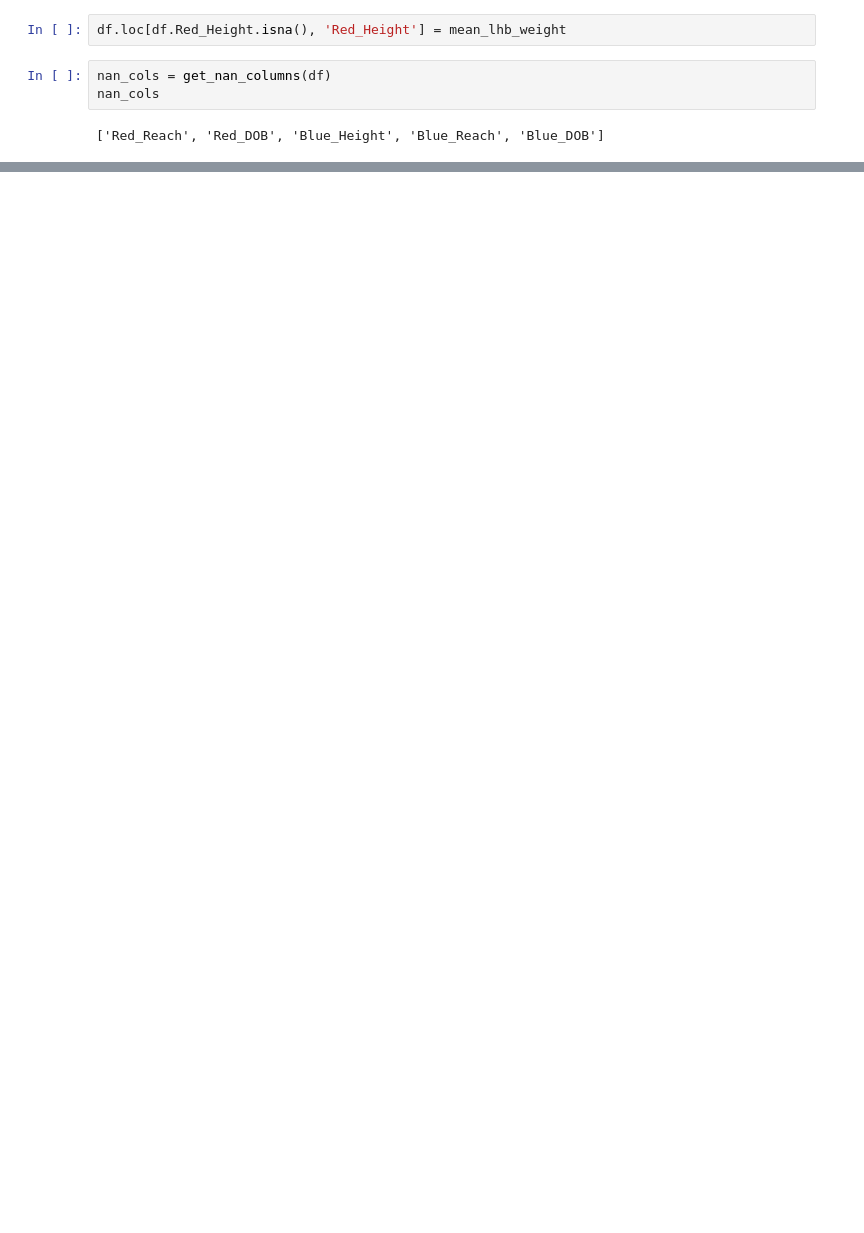
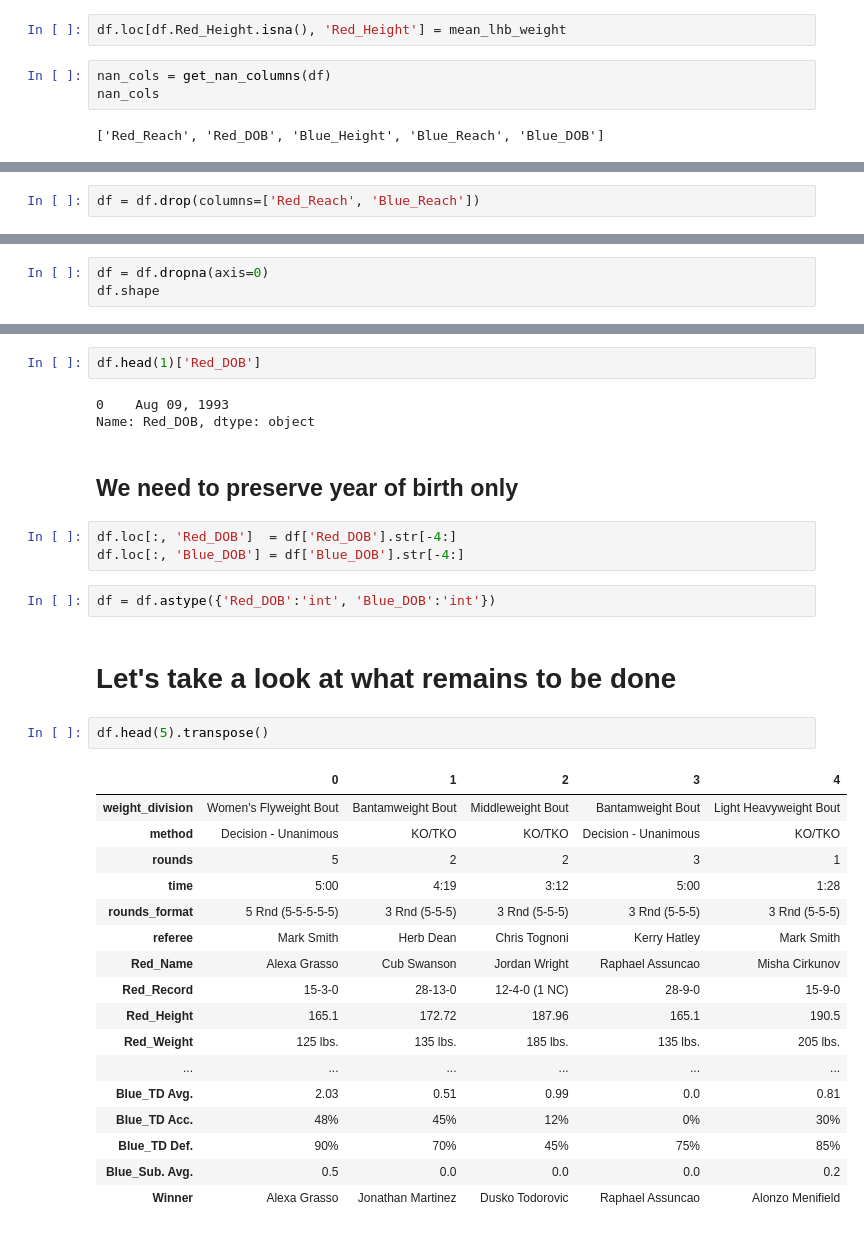
Before and after one commit to isaevrom/UFC-model, a Jupyter notebook: src/data_cleaning/clean_data_two.ipynb, the cells around one changed output, grey strips where cells are left out. Saved outputs shown, nothing was run; the diff lists cells and outputs as text; blank space fills up the shorter version.

```diff
--- a/src/data_cleaning/clean_data_two.ipynb
+++ b/src/data_cleaning/clean_data_two.ipynb
@@ -310,0 +360,2 @@ mean_lb_weight
+# %%
+df = df.drop(columns=['Red_Reach', 'Blue_Reach'])
@@ -310,0 +391,3 @@ mean_lb_weight
+# %%
+df = df.dropna(axis=0)
+df.shape
@@ -310,0 +399,34 @@ mean_lb_weight
+# %%
+df.head(1)['Red_DOB']
+# %% [output]
+0    Aug 09, 1993
+Name: Red_DOB, dtype: object
+# %% [markdown]
+## We need to preserve year of birth only
+# %%
+df.loc[:, 'Red_DOB']  = df['Red_DOB'].str[-4:]
+df.loc[:, 'Blue_DOB'] = df['Blue_DOB'].str[-4:]
+# %%
+df = df.astype({'Red_DOB':'int', 'Blue_DOB':'int'})
+# %% [markdown]
+# Let's take a look at what remains to be done
+# %%
+df.head(5).transpose()
+# %% [output]
+|  | 0 | 1 | 2 | 3 | 4 |
+| weight_division | Women's Flyweight Bout | Bantamweight Bout | Middleweight Bout | Bantamweight Bout | Light Heavyweight Bout |
+| method | Decision - Unanimous | KO/TKO | KO/TKO | Decision - Unanimous | KO/TKO |
+| rounds | 5 | 2 | 2 | 3 | 1 |
+| time | 5:00 | 4:19 | 3:12 | 5:00 | 1:28 |
+| rounds_format | 5 Rnd (5-5-5-5-5) | 3 Rnd (5-5-5) | 3 Rnd (5-5-5) | 3 Rnd (5-5-5) | 3 Rnd (5-5-5) |
+| referee | Mark Smith | Herb Dean | Chris Tognoni | Kerry Hatley | Mark Smith |
+| Red_Name | Alexa Grasso | Cub Swanson | Jordan Wright | Raphael Assuncao | Misha Cirkunov |
+| Red_Record | 15-3-0 | 28-13-0 | 12-4-0 (1 NC) | 28-9-0 | 15-9-0 |
+| Red_Height | 165.1 | 172.72 | 187.96 | 165.1 | 190.5 |
+| Red_Weight | 125 lbs. | 135 lbs. | 185 lbs. | 135 lbs. | 205 lbs. |
+| ... | ... | ... | ... | ... | ... |
+| Blue_TD Avg. | 2.03 | 0.51 | 0.99 | 0.0 | 0.81 |
+| Blue_TD Acc. | 48% | 45% | 12% | 0% | 30% |
+| Blue_TD Def. | 90% | 70% | 45% | 75% | 85% |
+| Blue_Sub. Avg. | 0.5 | 0.0 | 0.0 | 0.0 | 0.2 |
+| Winner | Alexa Grasso | Jonathan Martinez | Dusko Todorovic | Raphael Assuncao | Alonzo Menifield |
```
Also changed, not shown: parts of 59 cells of this notebook, 1 other file.
